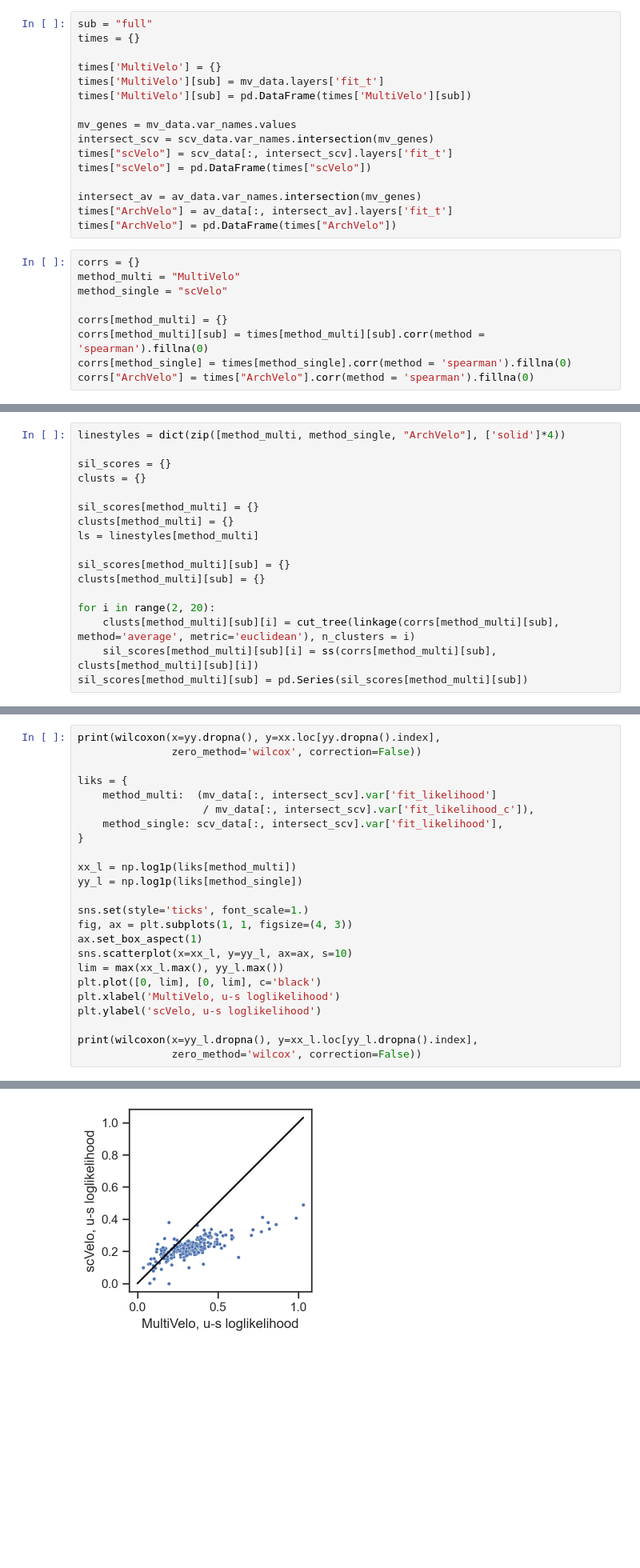
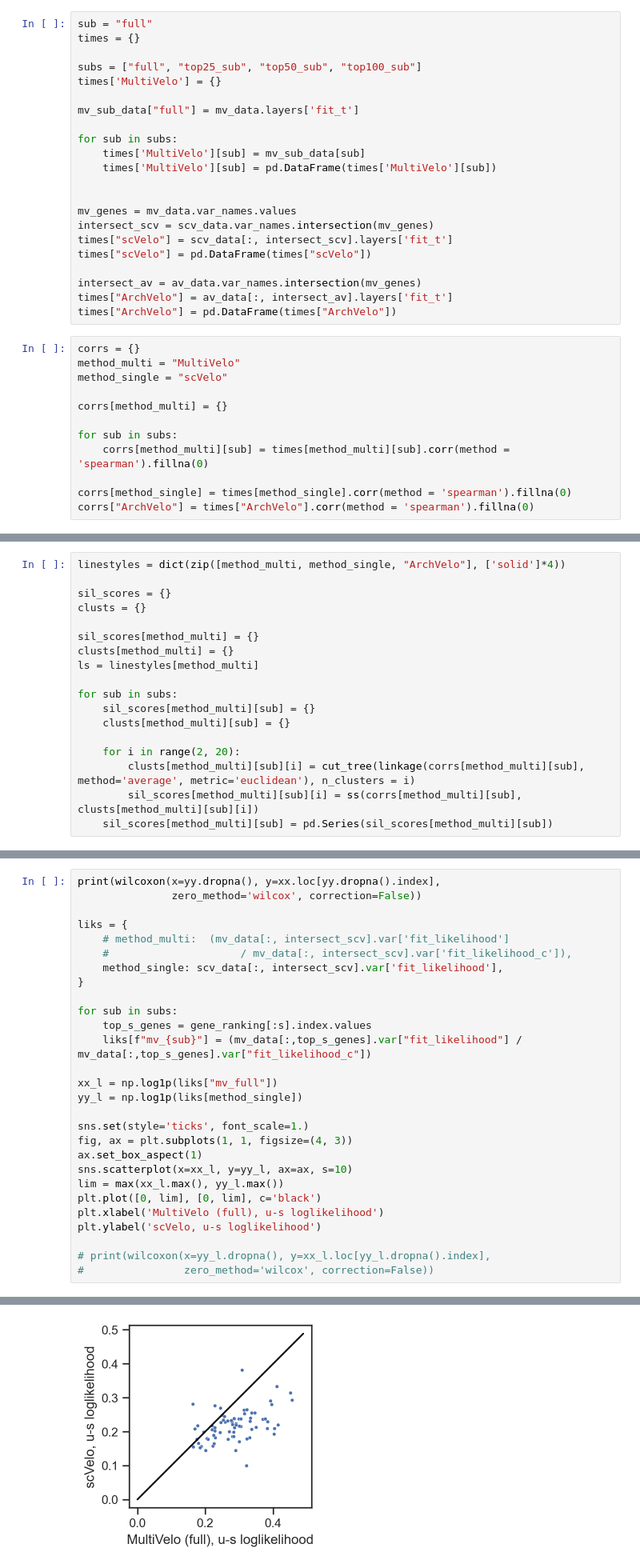
Before and after one commit to N1klasSchmidt/DynaVelo_testing, a Jupyter notebook: velocity_analyses/multivelo/mv_ablation_comparison.ipynb, the cells around one changed output, grey strips where cells are left out. Shown at 80% size. Drawn from its saved outputs; the diff is of its cells as text; blank space fills up the shorter version.

```diff
--- a/velocity_analyses/multivelo/mv_ablation_comparison.ipynb
+++ b/velocity_analyses/multivelo/mv_ablation_comparison.ipynb
@@ -88,9 +112,15 @@ for d in (av_data, mv_data, scv_data):
 sub = "full"
 times = {}
 
+subs = ["full", "top25_sub", "top50_sub", "top100_sub"]
 times['MultiVelo'] = {}
-times['MultiVelo'][sub] = mv_data.layers['fit_t']
-times['MultiVelo'][sub] = pd.DataFrame(times['MultiVelo'][sub])
+
+mv_sub_data["full"] = mv_data.layers['fit_t']
+
+for sub in subs:
+    times['MultiVelo'][sub] = mv_sub_data[sub]
+    times['MultiVelo'][sub] = pd.DataFrame(times['MultiVelo'][sub])
+
 
 mv_genes = mv_data.var_names.values
 intersect_scv = scv_data.var_names.intersection(mv_genes)
@@ -106,7 +136,10 @@ method_multi = "MultiVelo"
 method_single = "scVelo"
 
 corrs[method_multi] = {}
-corrs[method_multi][sub] = times[method_multi][sub].corr(method = 'spearman').fillna(0)
+
+for sub in subs:
+    corrs[method_multi][sub] = times[method_multi][sub].corr(method = 'spearman').fillna(0)
+
 corrs[method_single] = times[method_single].corr(method = 'spearman').fillna(0)
 corrs["ArchVelo"] = times["ArchVelo"].corr(method = 'spearman').fillna(0)
 # %% [markdown]
@@ -122,13 +155,14 @@ sil_scores[method_multi] = {}
 clusts[method_multi] = {}
 ls = linestyles[method_multi]
 
-sil_scores[method_multi][sub] = {}
-clusts[method_multi][sub] = {}
+for sub in subs:
+    sil_scores[method_multi][sub] = {}
+    clusts[method_multi][sub] = {}
 
-for i in range(2, 20):
-    clusts[method_multi][sub][i] = cut_tree(linkage(corrs[method_multi][sub], method='average', metric='euclidean'), n_clusters = i)
-    sil_scores[method_multi][sub][i] = ss(corrs[method_multi][sub], clusts[method_multi][sub][i])
-sil_scores[method_multi][sub] = pd.Series(sil_scores[method_multi][sub])
+    for i in range(2, 20):
+        clusts[method_multi][sub][i] = cut_tree(linkage(corrs[method_multi][sub], method='average', metric='euclidean'), n_clusters = i)
+        sil_scores[method_multi][sub][i] = ss(corrs[method_multi][sub], clusts[method_multi][sub][i])
+    sil_scores[method_multi][sub] = pd.Series(sil_scores[method_multi][sub])
 # %%
 sil_scores[method_single] = {}
 clusts[method_single] = {}
@@ -222,12 +261,16 @@ print(wilcoxon(x=yy.dropna(), y=xx.loc[yy.dropna().index],
                zero_method='wilcox', correction=False))
 
 liks = {
-    method_multi:  (mv_data[:, intersect_scv].var['fit_likelihood']
-                    / mv_data[:, intersect_scv].var['fit_likelihood_c']),
+    # method_multi:  (mv_data[:, intersect_scv].var['fit_likelihood']
+    #                     / mv_data[:, intersect_scv].var['fit_likelihood_c']),
     method_single: scv_data[:, intersect_scv].var['fit_likelihood'],
 }
 
-xx_l = np.log1p(liks[method_multi])
+for sub in subs:
+    top_s_genes = gene_ranking[:s].index.values
+    liks[f"mv_{sub}"] = (mv_data[:,top_s_genes].var["fit_likelihood"] / mv_data[:,top_s_genes].var["fit_likelihood_c"])
+
+xx_l = np.log1p(liks["mv_full"])
 yy_l = np.log1p(liks[method_single])
 
 sns.set(style='ticks', font_scale=1.)
@@ -236,9 +279,9 @@ ax.set_box_aspect(1)
 sns.scatterplot(x=xx_l, y=yy_l, ax=ax, s=10)
 lim = max(xx_l.max(), yy_l.max())
 plt.plot([0, lim], [0, lim], c='black')
-plt.xlabel('MultiVelo, u-s loglikelihood')
+plt.xlabel('MultiVelo (full), u-s loglikelihood')
 plt.ylabel('scVelo, u-s loglikelihood')
 
-print(wilcoxon(x=yy_l.dropna(), y=xx_l.loc[yy_l.dropna().index],
-               zero_method='wilcox', correction=False))
+# print(wilcoxon(x=yy_l.dropna(), y=xx_l.loc[yy_l.dropna().index],
+#                zero_method='wilcox', correction=False))
 # %% [output]
@@ -247,4 +290,4 @@ WilcoxonResult(statistic=2026.0, pvalue=3.0601714335954845e-29)
-[figure, old version]
+[figure, new version]
 # %% [markdown]
 ## Merging of likelihood and silhouette score
 The two metrics are merged into a single plot with points higher further right indicating a better model
```
Also changed, not shown: parts of 11 cells of this notebook, 7 other files.
